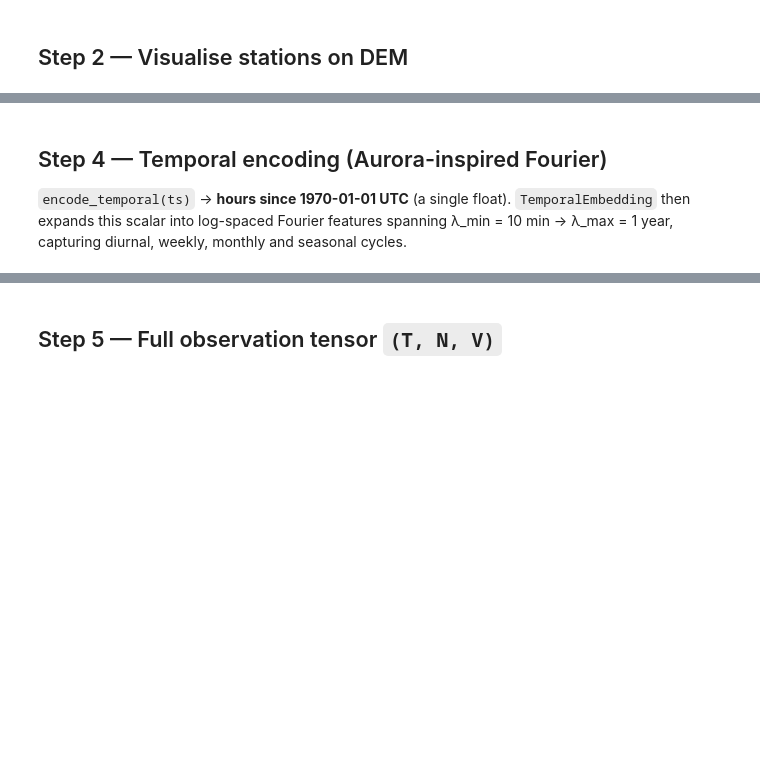
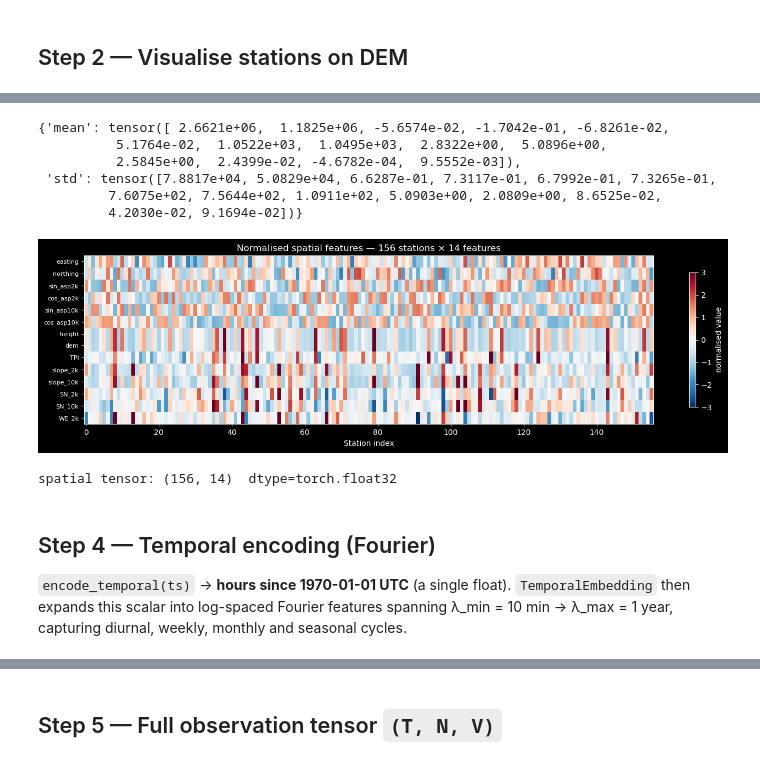
Before and after one commit to aureliedj/weather-station-model-with-transformers, a Jupyter notebook: Station MAE/explore_pipeline.ipynb, the cells around one changed output, grey strips where cells are left out. Cells and saved outputs as stored; diff of their text form; code cells hidden in the pictures; blank space fills up the shorter version.

```diff
--- a/Station MAE/explore_pipeline.ipynb
+++ b/Station MAE/explore_pipeline.ipynb
@@ -86,21 +140,35 @@ for i, name in enumerate(layout[:spatial.shape[1]]):
+# %%
+spatial_stats
+# %% [output]
+{'mean': tensor([ 2.6621e+06,  1.1825e+06, -5.6574e-02, -1.7042e-01, -6.8261e-02,
+          5.1764e-02,  1.0522e+03,  1.0495e+03,  2.8322e+00,  5.0896e+00,
+          2.5845e+00,  2.4399e-02, -4.6782e-04,  9.5552e-03]),
+ 'std': tensor([7.8817e+04, 5.0829e+04, 6.6287e-01, 7.3117e-01, 6.7992e-01, 7.3265e-01,
+         7.6075e+02, 7.5644e+02, 1.0911e+02, 5.0903e+00, 2.0809e+00, 8.6525e-02,
+         4.2030e-02, 9.1694e-02])}
 # %%
-labels_18 = [
-    "sin_east","cos_east","sin_north","cos_north",
+labels_14 = [
+    "easting","northing",
     "sin_asp2k","cos_asp2k","sin_asp10k","cos_asp10k",
     "height","dem","TPI",
-    "slope_2k","slope_10k","SN_2k","SN_10k","WE_2k","(17)","(18)",
+    "slope_2k","slope_10k","SN_2k","SN_10k","WE_2k",
 ]
 
 fig, ax = plt.subplots(figsize=(14, 4))
 im = ax.imshow(spatial.T.numpy(), aspect="auto", cmap="RdBu_r", vmin=-3, vmax=3)
 ax.set_yticks(range(spatial.shape[1]))
-ax.set_yticklabels(labels_18[:spatial.shape[1]], fontsize=7)
+ax.set_yticklabels(labels_14, fontsize=8)
 ax.set_xlabel("Station index")
-ax.set_title("Normalised spatial features — all stations (RdBu: −3 … +3 σ)")
-plt.colorbar(im, ax=ax, shrink=0.6, label="normalised value")
-plt.tight_layout(); plt.show()
+ax.set_title(f"Normalised spatial features — {spatial.shape[0]} stations × 14 features")
+plt.colorbar(im, ax=ax, shrink=0.8, label="normalised value")
+plt.tight_layout()
+plt.show()
+print(f"spatial tensor: {tuple(spatial.shape)}  dtype={spatial.dtype}")
+# %% [output]
+[figure, added]
+spatial tensor: (156, 14)  dtype=torch.float32
 # %% [markdown]
-## Step 4 — Temporal encoding (Aurora-inspired Fourier)
+## Step 4 — Temporal encoding (Fourier)
 
 `encode_temporal(ts)` → **hours since 1970-01-01 UTC** (a single float).
 `TemporalEmbedding` then expands this scalar into log-spaced Fourier features
```
Also changed, not shown: parts of 29 cells of this notebook, 9 other files.
